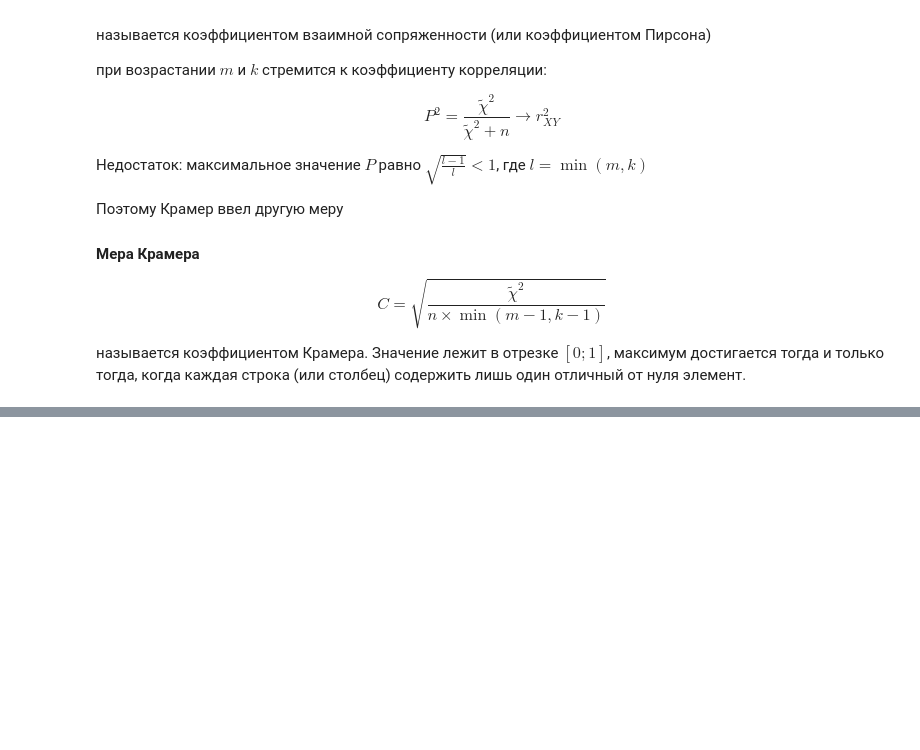
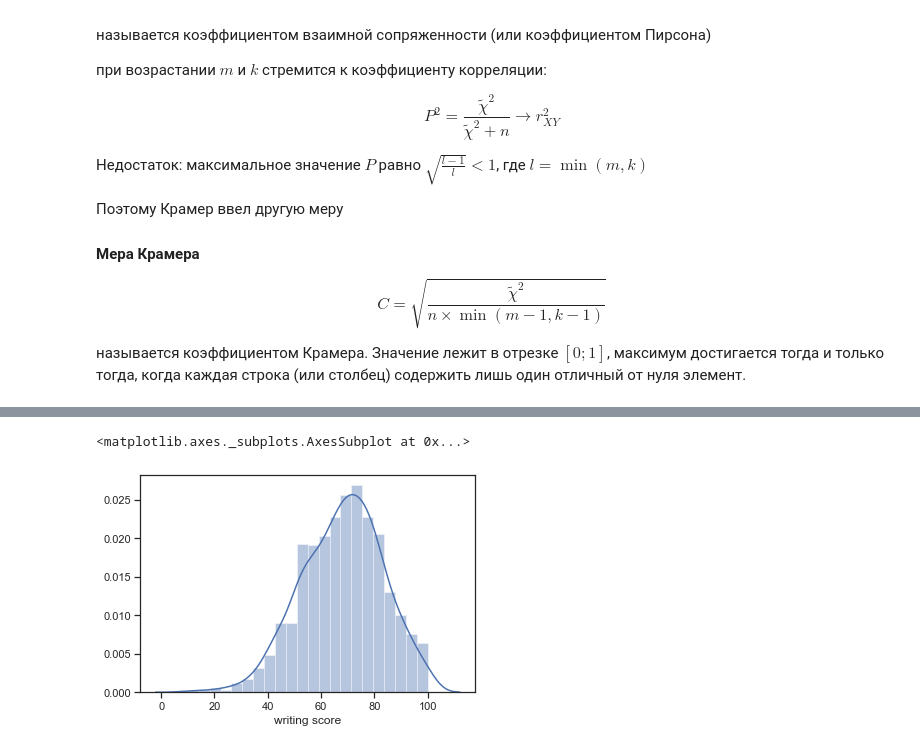
Before and after one commit to alexnikko/university, a Jupyter notebook: da_spring2020/workflow/lab_5_chi_squared.ipynb, the cells around one changed output, grey strips where cells are left out. Drawn from its saved outputs; the diff is of its cells as text; code cells hidden in the pictures; blank space fills up the shorter version.

```diff
--- a/da_spring2020/workflow/lab_5_chi_squared.ipynb
+++ b/da_spring2020/workflow/lab_5_chi_squared.ipynb
@@ -89,0 +162,5 @@ $$C = \sqrt{\frac{\tilde{\chi}^2}{n\times \min(m-1, k-1)}}$$
+# %%
+sns.distplot(data['writing score'])
+# %% [output]
+<matplotlib.axes._subplots.AxesSubplot at 0x...>
+[figure, added]
```
Also changed, not shown: parts of 40 cells of this notebook, 9 other files.
